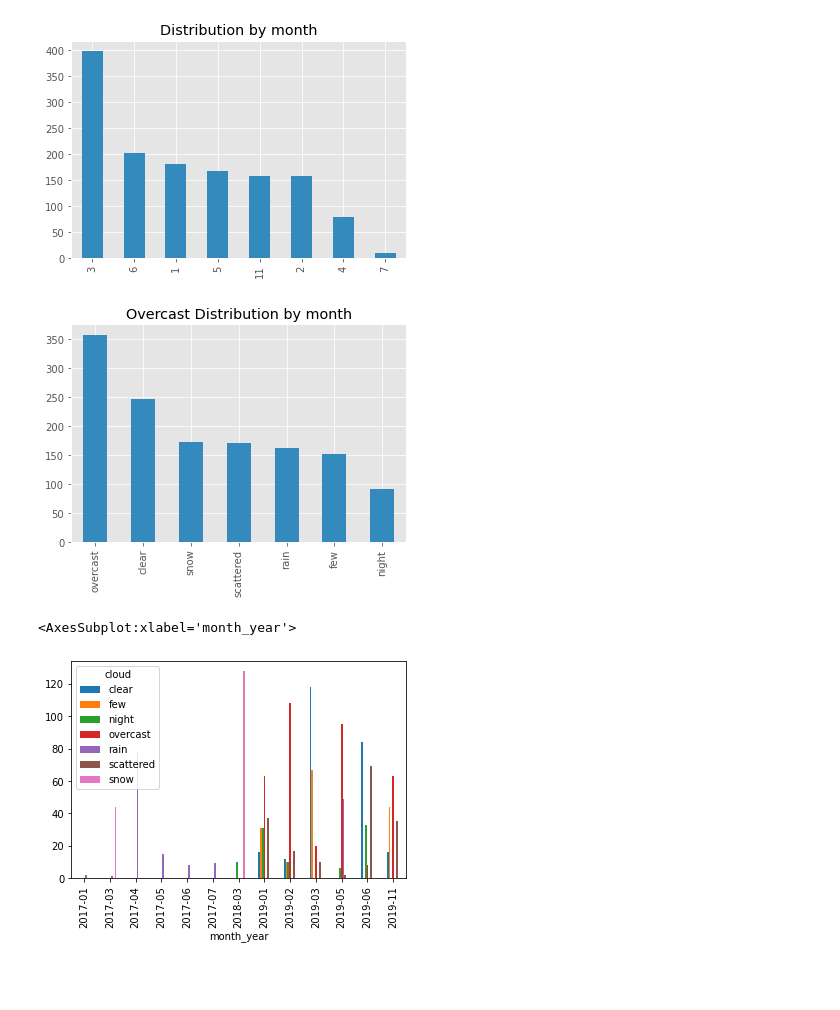
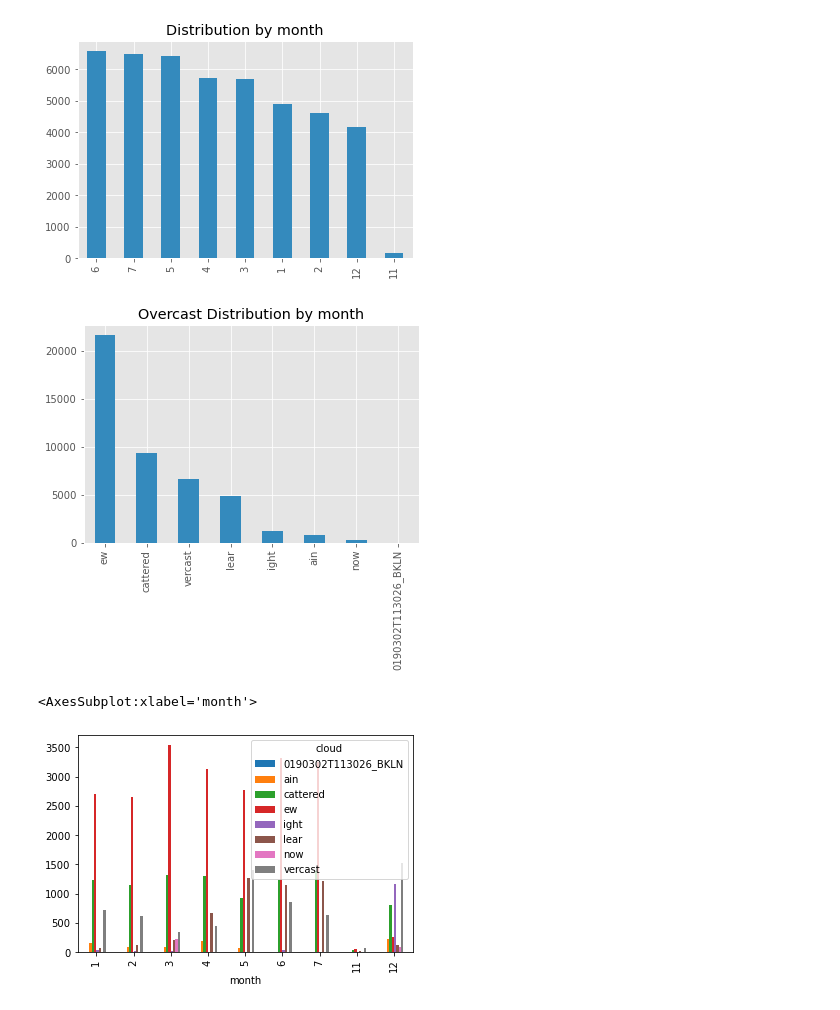
Before and after one commit to arnoldas500/clouds_detection, a Jupyter notebook: category_statistics.ipynb, the cells around one changed output. Drawn from its saved outputs; the diff is of its cells as text; code cells hidden in the pictures; blank space fills up the shorter version.

```diff
--- a/category_statistics.ipynb
+++ b/category_statistics.ipynb
@@ -6,7 +6,7 @@ import squarify
 import numpy as np
 import datetime
 
-folder = '/home/arnold/raindrop-detection-cnn/VOOR/'
+folder = '/home/arnold/raindrop-detection-cnn/ALL/'
 filepaths = [os.path.join(folder, f) for f in os.listdir(folder)]
 
 #print(os.stat(folder))
@@ -31,7 +31,7 @@ df_folder[['name', 'num_files']]
 #df[df['folder']]
 
 #drop broken rows
-df_folder = df_folder.drop(index=1356, axis=0)
+df_folder = df_folder.drop(index=44807, axis=0)
 # df_folder.head()
 # %%
 cloud_num = df_folder[['name', 'num_files']]
@@ -226,23 +226,23 @@ with plt.style.context('ggplot'):
     df['month'].value_counts().plot(
         kind='bar', color='C1', title='Distribution by month');
 # %% [output]
-[figure, old version]
+[figure, new version]
 # %%
 #show distribution by month
 with plt.style.context('ggplot'):
     df['cloud'].value_counts().plot(
         kind='bar', color='C1', title='Overcast Distribution by month');
 # %% [output]
-[figure, old version]
+[figure, new version]
 # %%
 #plotting and saving the plots
-df.groupby(['month_year','cloud']).count()['num_files'].unstack().plot( kind='bar', )
+df.groupby(['month','cloud']).count()['num_files'].unstack().plot( kind='bar', )
 
 # the plot gets saved to 'output.png'
 # plt.savefig('output.png')
 # %% [output]
-<AxesSubplot:xlabel='month_year'>
+<AxesSubplot:xlabel='month'>
-[figure, old version]
+[figure, new version]
 # %%
 # df[["year", "month", "cloud", "site_name"]].plot(x="year", kind="bar")
 fig, ax = plt.subplots(figsize=(15,7))
```
Also changed, not shown: parts of 14 cells of this notebook, 2 other files.
